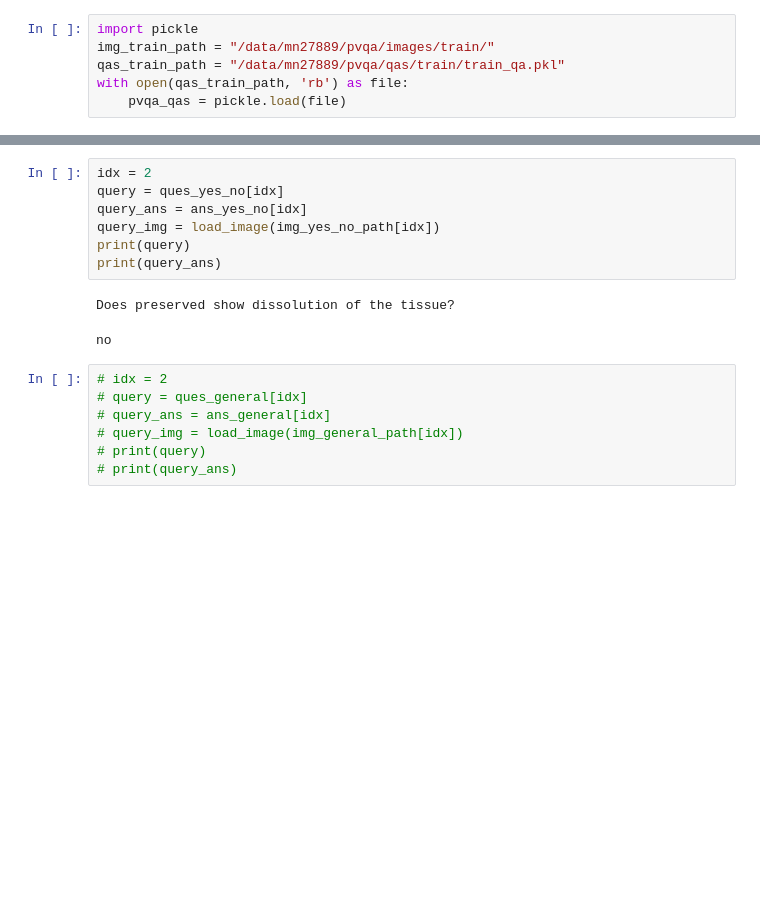
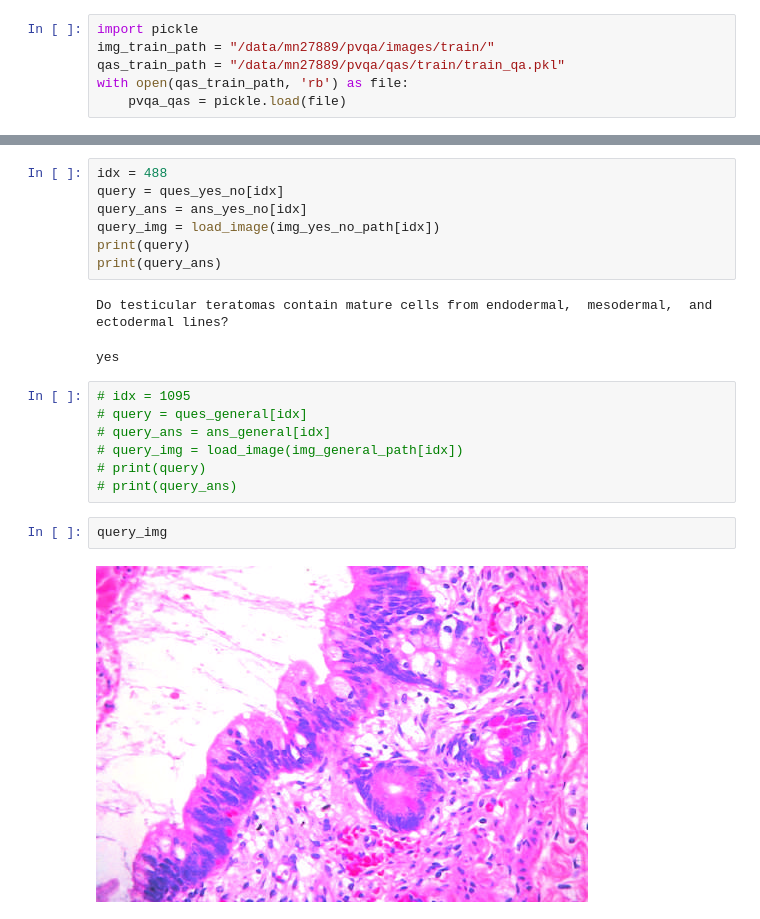
Before and after one commit to embedded-robotics/vipergpt, a Jupyter notebook: plip_testing.ipynb, the cells around one changed output, grey strips where cells are left out. Drawn from its saved outputs; the diff is of its cells as text; blank space fills up the shorter version.

```diff
--- a/plip_testing.ipynb
+++ b/plip_testing.ipynb
@@ -69,20 +78,24 @@ img_general_path = [img_train_path + qas['image'] + '.jpg' for qas in qas_genera
 # %%
-idx = 2
+idx = 488
 query = ques_yes_no[idx]
 query_ans = ans_yes_no[idx]
 query_img = load_image(img_yes_no_path[idx])
 print(query)
 print(query_ans)
 # %% [output]
-Does preserved show dissolution of the tissue?
+Do testicular teratomas contain mature cells from endodermal,  mesodermal,  and ectodermal lines?
-no
+yes
 # %%
-# idx = 2
+# idx = 1095
 # query = ques_general[idx]
 # query_ans = ans_general[idx]
 # query_img = load_image(img_general_path[idx])
 # print(query)
 # print(query_ans)
+# %%
+query_img
+# %% [output]
+[figure, added]
 # %%
 code = get_code(query)
 # %% [output]
```
Also changed, not shown: parts of 9 cells of this notebook, 4 other files.
